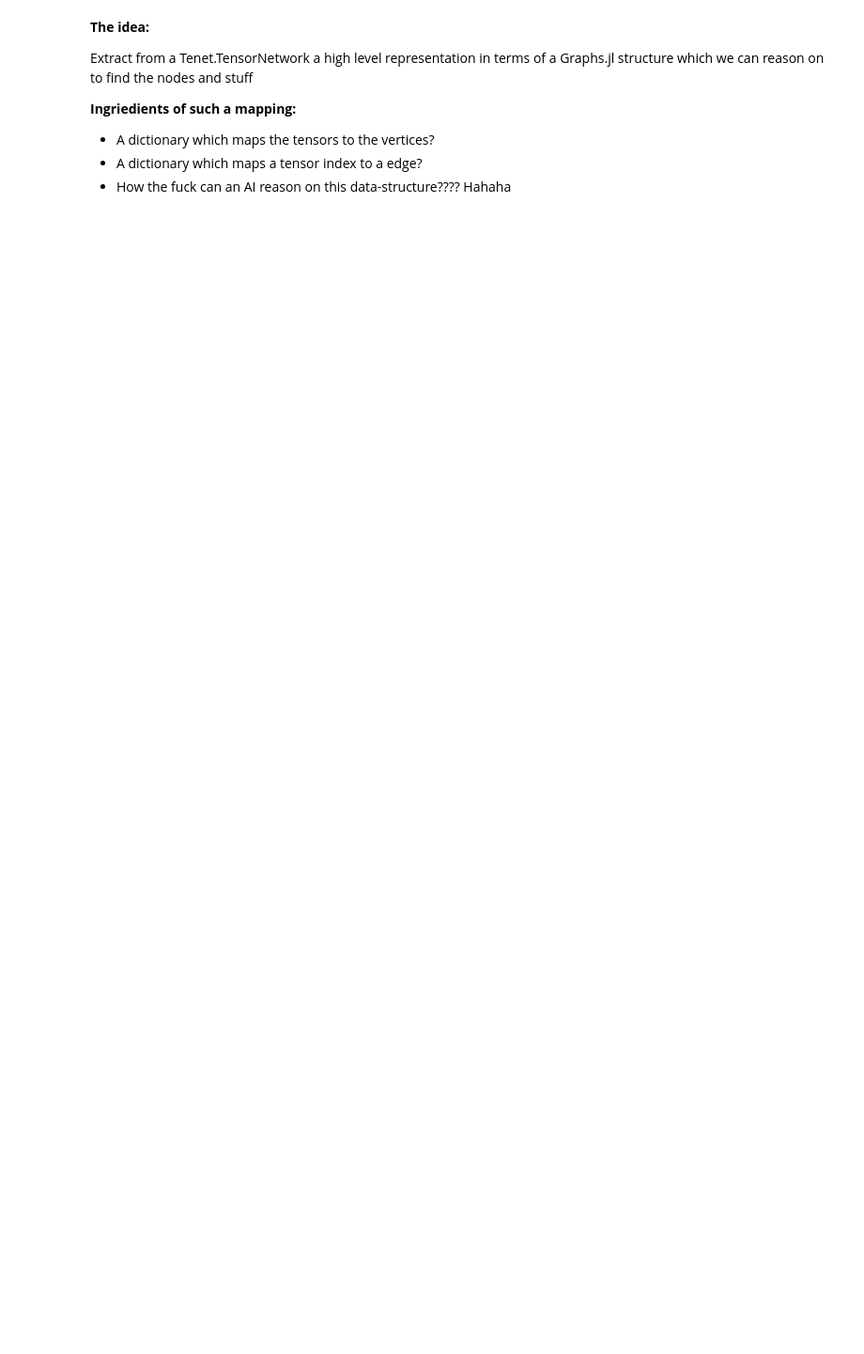
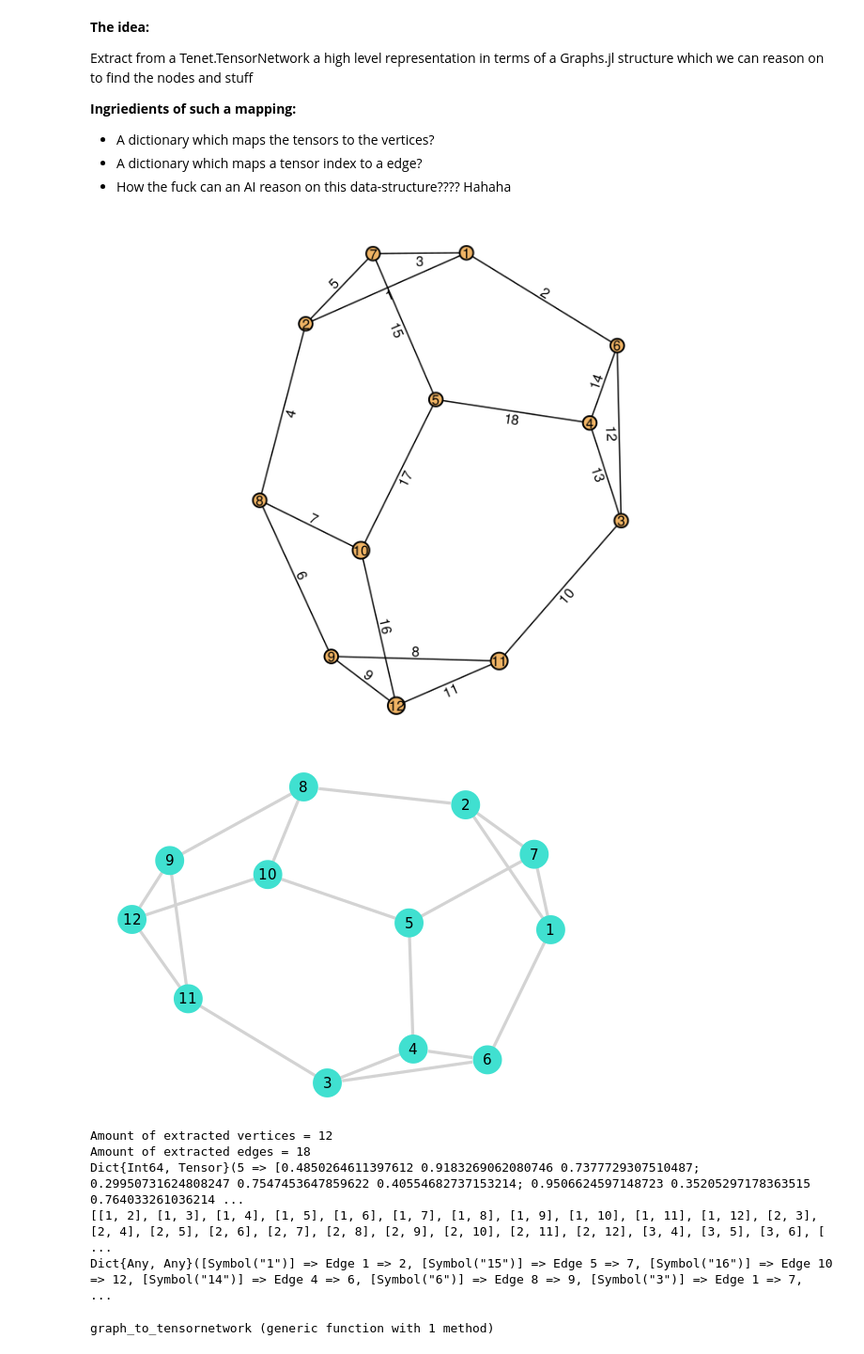
Before and after one commit to bartdv123/MasterThesis-TensorNetworks, a Jupyter notebook: Notebook which is used for TN and Graphs interfacing.ipynb, the cells around one changed output. Shown: that part at 94% size. Cells and saved outputs as stored; diff of their text form; code cells hidden in the pictures; blank space fills up the shorter version.

```diff
--- a/Notebook which is used for TN and Graphs interfacing.ipynb
+++ b/Notebook which is used for TN and Graphs interfacing.ipynb
@@ -104,8 +105,6 @@ function extract_graph_representation(TN, printing=false)
 
     g = SimpleGraph(n_vertices)
     nodes = [node for node in vertices(g)]
-    display(gplot(g, nodelabel=[node for node in vertices(g)]))
-
 
     # the connectivty inside of the tensor network should be mapped onto the connectivty of the SimpleGraph
     index_edge_map = Dict{}()
@@ -116,35 +115,43 @@ function extract_graph_representation(TN, printing=false)
         v2 = possible_connection[2]
         T_v1 = tensor_vertex_map[v1]
         T_v2 = tensor_vertex_map[v2]
         # connectivity measure
         index_intersection =  intersect(inds(T_v1), inds(T_v2))
         if length(index_intersection) == 1
             add_edge!(g, v1, v2)
             edge = [edge for edge in edges(g) if [src(edge), dst(edge)] == possible_connection][1]
             index_edge_map[index_intersection] = edge
         end
     end
     display(gplot(g, nodelabel=[node for node in vertices(g)]))
     println(index_edge_map)
 
-
-
-
-
+    return
 
 end
+
+display(Makie.plot(tn1, labels=true, ilabels=[string(number) for number in 1:length(tensors(tn1))]))
 
 extract_graph_representation(tn1, true)
 
 
 
-function graph_to_tensornetwork()
+function graph_to_tensornetwork(graph_structure)
 
     """
     Function which takes in a SimpleGraph from Graphs.jl, this network only has one edge between two tensors (grouped indices) and no self loops.
     Based on the connectivity inside of the SimpleGraph a corresponding tensor_network structure is generated.
     For this mapping a dictionary is used which has vertex labels as keys and corresponding tensors as values.
     For this mapping a dictionary is used which has tensors indices as keys and as values the corresponding edge on the graph.
     """
 
 end
+# %% [output]
+[figure, added]
+[figure, added]
+Amount of extracted vertices = 12
+Amount of extracted edges = 18
+Dict{Int64, Tensor}(5 => [0.4850264611397612 0.9183269062080746 0.7377729307510487; 0.29950731624808247 0.7547453647859622 0.40554682737153214; 0.9506624597148723 0.35205297178363515 0.764033261036214 ...
+[[1, 2], [1, 3], [1, 4], [1, 5], [1, 6], [1, 7], [1, 8], [1, 9], [1, 10], [1, 11], [1, 12], [2, 3], [2, 4], [2, 5], [2, 6], [2, 7], [2, 8], [2, 9], [2, 10], [2, 11], [2, 12], [3, 4], [3, 5], [3, 6], [ ...
+Dict{Any, Any}([Symbol("1")] => Edge 1 => 2, [Symbol("15")] => Edge 5 => 7, [Symbol("16")] => Edge 10 => 12, [Symbol("14")] => Edge 4 => 6, [Symbol("6")] => Edge 8 => 9, [Symbol("3")] => Edge 1 => 7,  ...
+graph_to_tensornetwork (generic function with 1 method)
```
Also changed, not shown: parts of 1 cell of this notebook, 16 other files.
